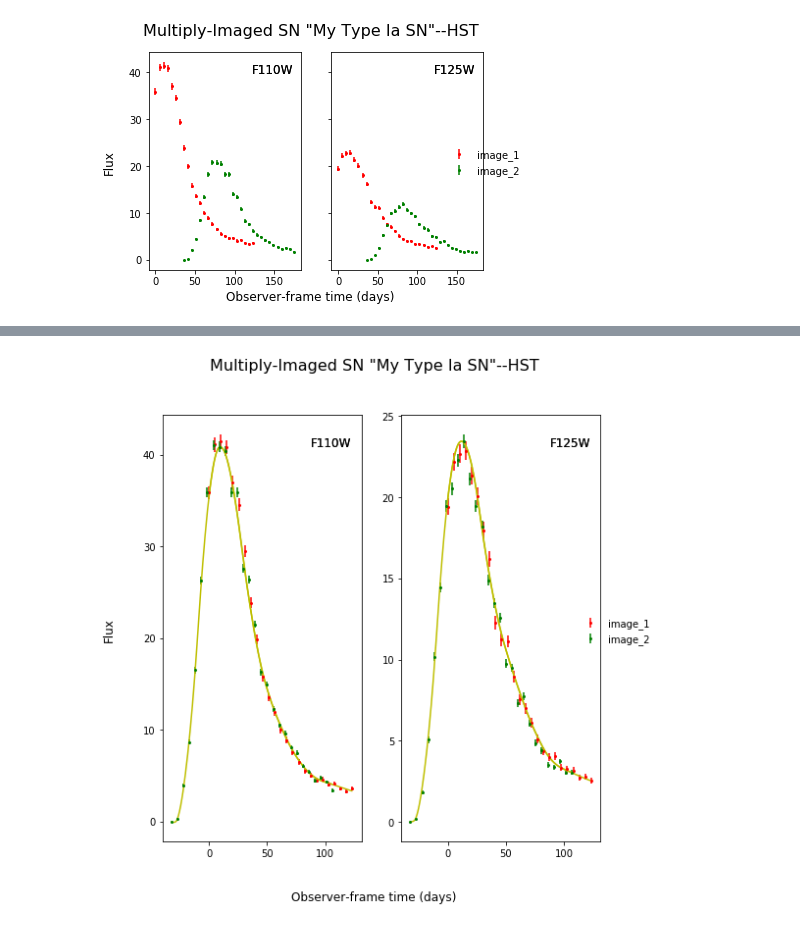
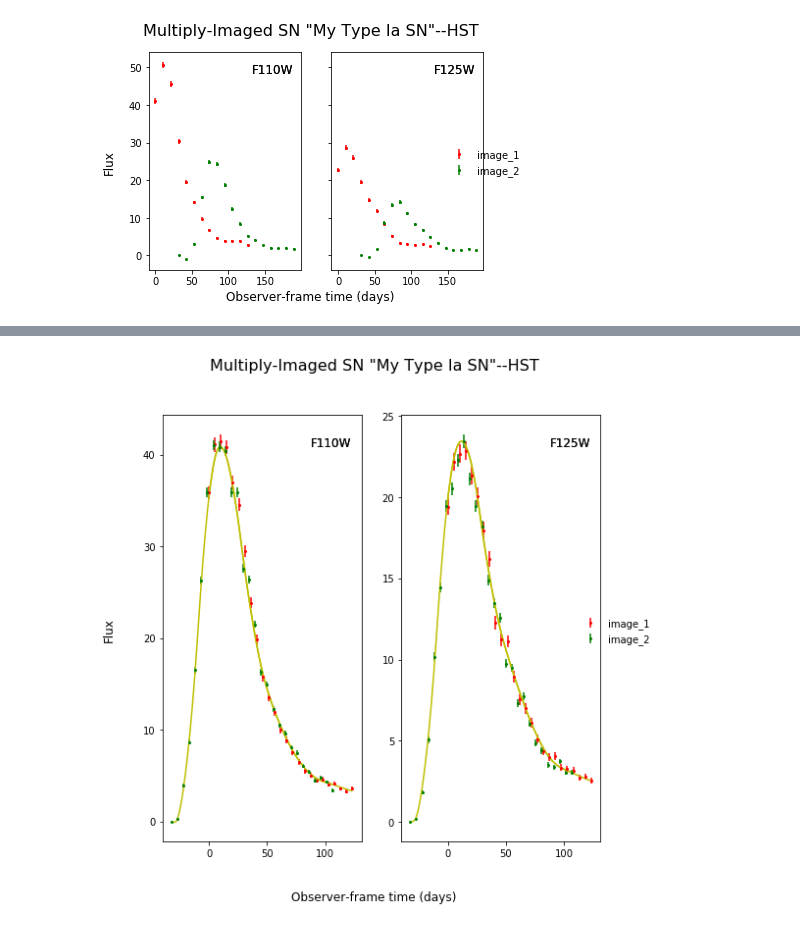
Before and after one commit to jpierel14/sntd, a Jupyter notebook: manuscript_caseStudies.ipynb, the cells around one changed output, grey strips where cells are left out. Drawn from its saved outputs; the diff is of its cells as text; code cells hidden in the pictures.

```diff
--- a/manuscript_caseStudies.ipynb
+++ b/manuscript_caseStudies.ipynb
@@ -12,17 +12,17 @@ from scipy.interpolate import interp1d
 # %%
 import sntd,sncosmo
 import matplotlib.pyplot as plt
 
 modname = sncosmo.SALT2Source(modeldir='salt2-extended')
 myMISN = sntd.createMultiplyImagedSN(modname, 'Ia', 1.33,z_lens=.53, bands=['F110W','F125W'],
-                                     zp=[26.8,26.2], cadence=5., epochs=35.,skynoiseRange=(.001,.005),gain=70. ,
+                                     zp=[26.8,26.2], cadence=10., epochs=20.,skynoiseRange=(.001,.005),gain=70. ,
                                      time_delays=[10., 78.], magnifications=[7,3.5], objectName='My Type Ia SN',
                                      telescopename='HST',minsnr=5.0)#,microlensing_type='AchromaticMicrolensing',
                                      #microlensing_params=fitData)
 myMISN.plot_object()
 plt.show()
 # %% [output]
-[figure, old version]
+[figure, new version]
 # %%
 import sntd,sncosmo
 import matplotlib.pyplot as plt
```
Also changed, not shown: parts of 2 cells of this notebook, 3 other files.
